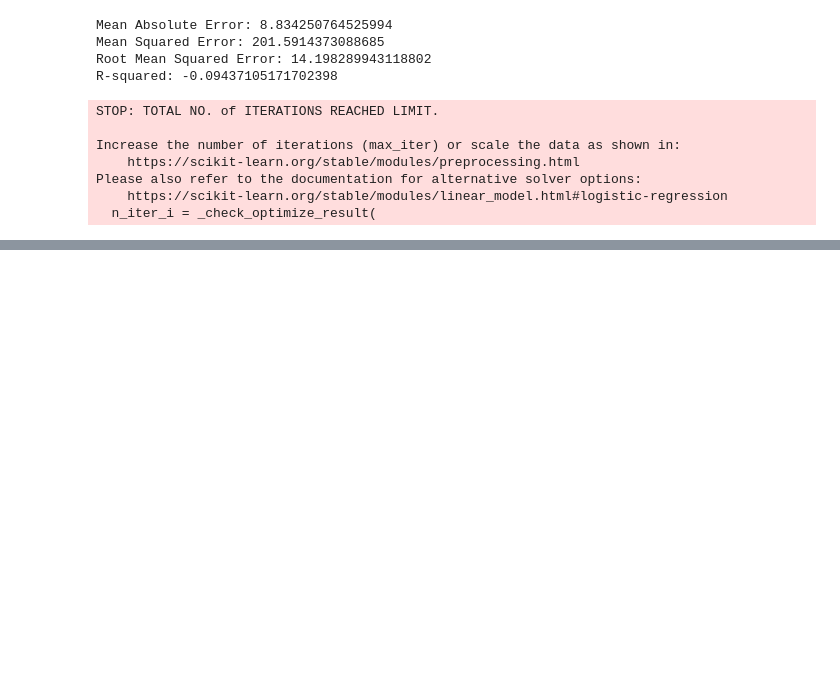
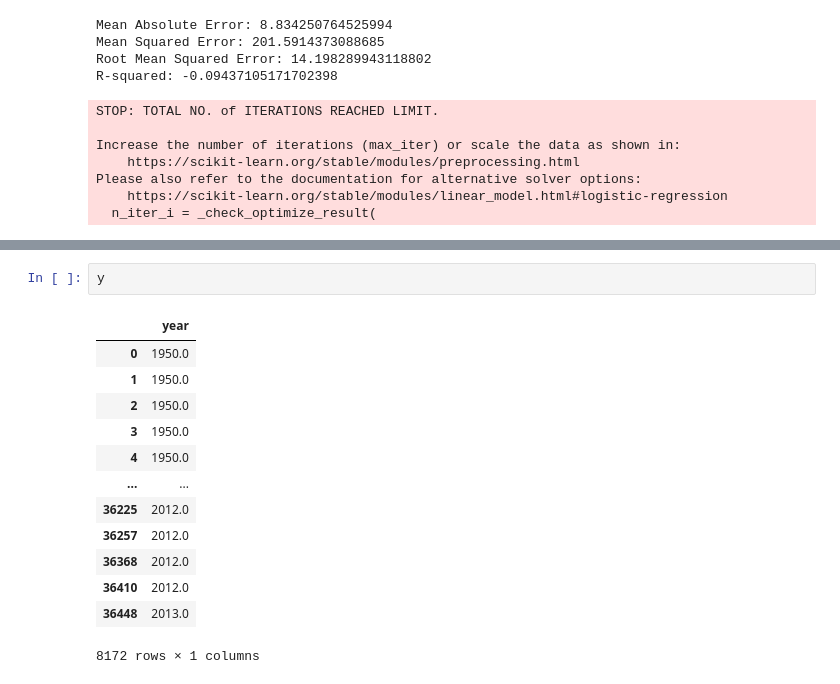
Before and after one commit to MariaKov17/DL-Project, a Jupyter notebook: model/Untitled-1.ipynb, the cells around one changed output, grey strips where cells are left out. Saved outputs shown, nothing was run; the diff lists cells and outputs as text; blank space fills up the shorter version.

```diff
--- a/model/Untitled-1.ipynb
+++ b/model/Untitled-1.ipynb
@@ -227,0 +185,16 @@ R-squared: 0.5386536360484938
+# %%
+y
+# %% [output]
+|  | year |
+| 0 | 1950.0 |
+| 1 | 1950.0 |
+| 2 | 1950.0 |
+| 3 | 1950.0 |
+| 4 | 1950.0 |
+| ... | ... |
+| 36225 | 2012.0 |
+| 36257 | 2012.0 |
+| 36368 | 2012.0 |
+| 36410 | 2012.0 |
+| 36448 | 2013.0 |
+8172 rows × 1 columns
```
Also changed, not shown: parts of 9 cells of this notebook.
